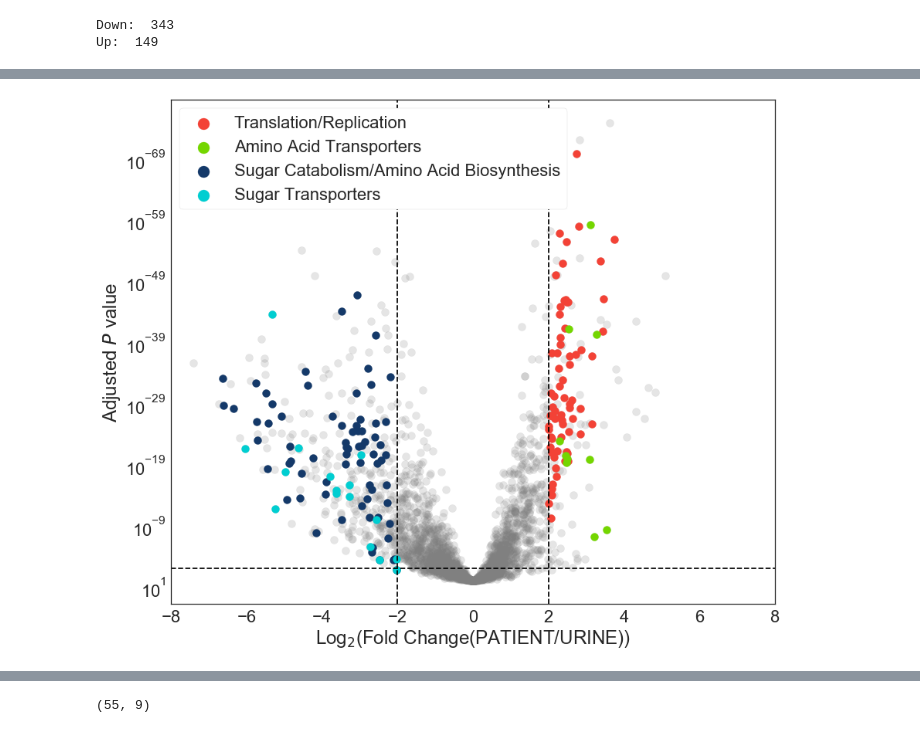
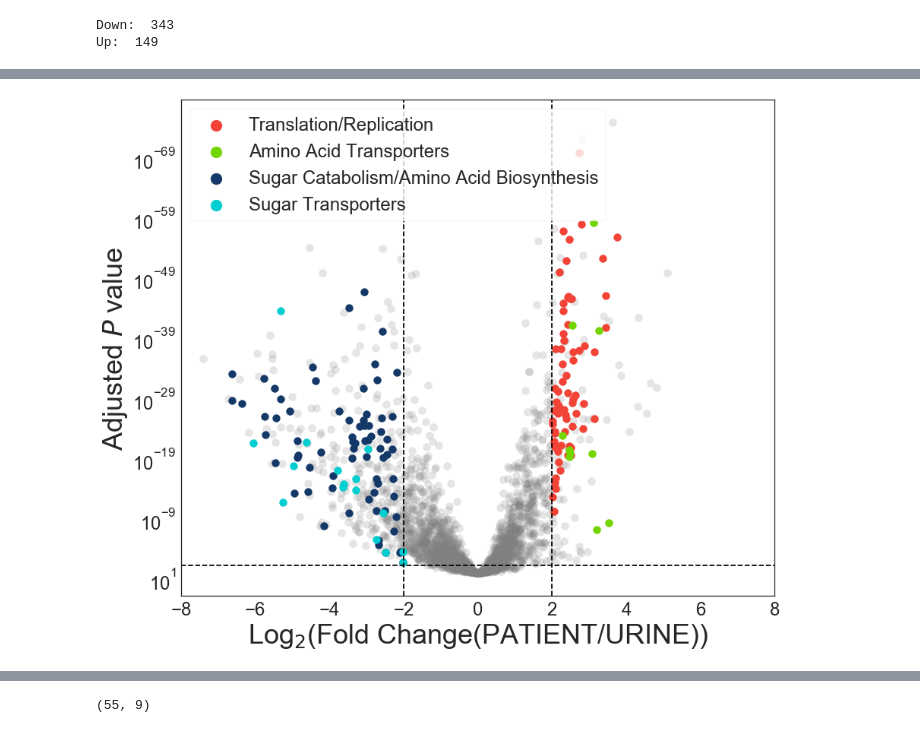
Before and after one commit to ASintsova/HUTI-RNAseq, a Jupyter notebook: analysis/differential_expression_analysis/differential_expression_analysis.ipynb, the cells around one changed output, grey strips where cells are left out. Saved outputs shown, nothing was run; the diff lists cells and outputs as text; code cells hidden in the pictures.

```diff
--- a/analysis/differential_expression_analysis/differential_expression_analysis.ipynb
+++ b/analysis/differential_expression_analysis/differential_expression_analysis.ipynb
@@ -199,11 +199,11 @@ up_summary_no_LFC
 8 rows × 28 columns
 # %%
 sns.set_style("white")
-sns.set_context("notebook", font_scale=1.5)
+sns.set_context("notebook", font_scale=2.2)
 fig = plt.figure(figsize=(18,4))
 sns.heatmap(np.log2(up_summary_no_LFC+1), cmap=my_cmap, linewidths=0.5, linecolor='black',
             vmin=0, cbar_kws={'label': 'Log2 (Normalized Expression)'})
 ax = fig.gca()
 fn = os.path.join(figures_dir, "Figure_3b_i.png")
-fig.savefig(fn, dpi=100, bbox_inches="tight")
+fig.savefig(fn, dpi=150, bbox_inches="tight")
 # %% [output]
@@ -276,11 +276,11 @@ down_summary_no_LFC
 9 rows × 28 columns
 # %%
 sns.set_style("white")
-sns.set_context("notebook", font_scale=1.5)
-fig = plt.figure(figsize=(18,4))
+sns.set_context("notebook", font_scale=2.2)
+fig = plt.figure(figsize=(18,4.5))
 sns.heatmap(np.log2(down_summary_no_LFC+1), cmap=my_cmap, linewidths=0.5, linecolor='black',
             vmin=0, cbar_kws={'label': 'Log2 (Normalized Expression)'})
 ax = fig.gca()
 fn = os.path.join(figures_dir, "Figure_3b_ii.png")
-fig.savefig(fn, dpi=100, bbox_inches="tight")
+fig.savefig(fn, dpi=150, bbox_inches="tight")
 # %% [output]
@@ -349,28 +350,28 @@ fig.savefig(fn, dpi=150, bbox_inches="tight")
 # %%
-sns.set_context("notebook", font_scale=2.2)
+sns.set_context("notebook", font_scale=2.4)
 fig = plt.figure(figsize=(14,12))
 plt.yscale('log')
 plt.xlim(-8, 8)
 plt.rcParams["lines.markersize"] = 10.0
 plt.scatter(vplf.log2FoldChange, vplf.padj, color='grey', alpha=0.2, label=None)
 plt.scatter(trans_rep_df.log2FoldChange, trans_rep_df.padj, color=col1, label="Translation/Replication")
 plt.scatter(aa_transp_df.log2FoldChange, aa_transp_df.padj, color="#74d600",  label="Amino Acid Transporters")
 plt.scatter(sugar_aa_met_df.log2FoldChange, sugar_aa_met_df.padj, color=col5,
             label="Sugar Catabolism/Amino Acid Biosynthesis")
 plt.scatter(sugar_tt_df.log2FoldChange, sugar_tt_df.padj, color="#00ced1",  label="Sugar Transporters")
 
 plt.axvline(-2, color='k', linestyle="--",)
 plt.axvline(2, color='k', linestyle="--")
-plt.axhline(0.01, color='k', linestyle="--")
-plt.xlabel("Log$_2$(Fold Change(PATIENT/URINE))")
-plt.ylabel("Adjusted $\itP$ value")
+plt.axhline(0.05, color='k', linestyle="--")
+plt.xlabel("Log$_2$(Fold Change(PATIENT/URINE))", fontsize=36)
+plt.ylabel("Adjusted $\itP$ value", fontsize=36)
 plt.gca().invert_yaxis()
 
-plt.legend(markerscale=1.5, frameon=True, facecolor="white", framealpha=1)
+plt.legend(markerscale=1.5, frameon=True, facecolor="white", framealpha=0.8, fontsize=24)
 fn = os.path.join(figures_dir, "Figure_3a.png")
 fig.savefig(fn, dpi=150, bbox_inches="tight")
 # %% [output]
-[figure, old version]
+[figure, new version]
 # %%
 vplf.head()
 # %% [output]
```
Also changed, not shown: parts of 4 cells of this notebook, 6 other files.
